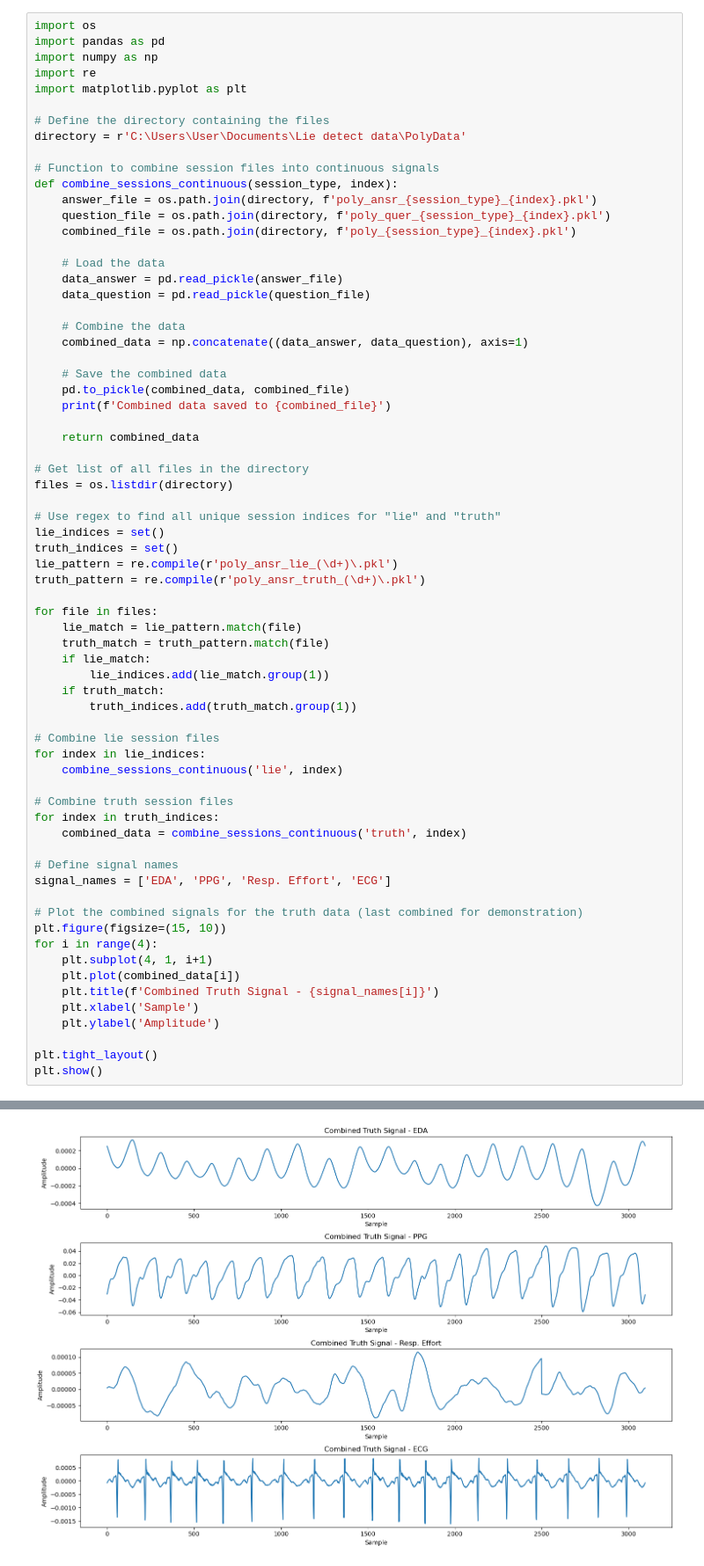
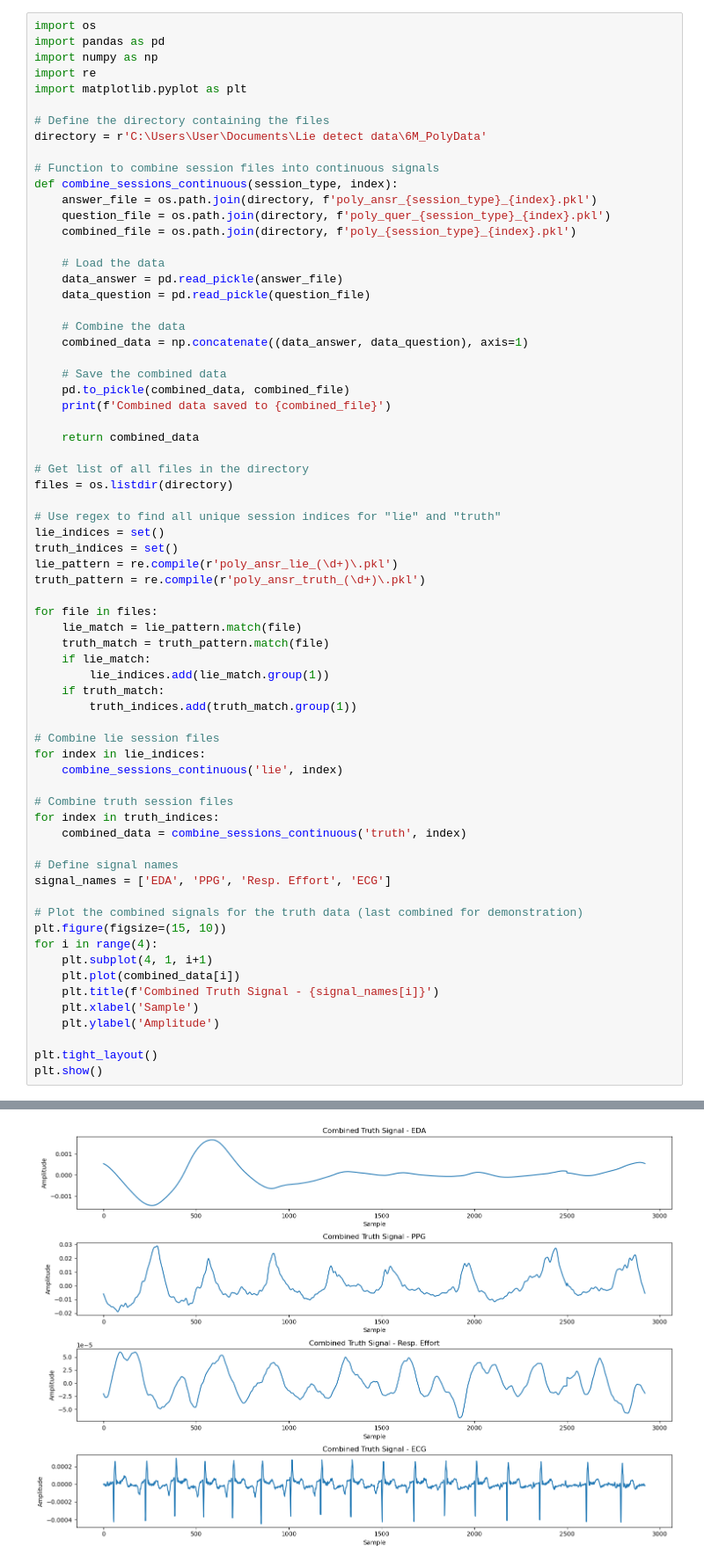
Before and after one commit to euicheon123/Liedetection, a Jupyter notebook: PolyDataCombine.ipynb, the cells around one changed output, grey strips where cells are left out. Shown at 88% size. Saved outputs shown, nothing was run; the diff lists cells and outputs as text.

Commit message:
EEG-POLY method and test it.

```diff
--- a/PolyDataCombine.ipynb
+++ b/PolyDataCombine.ipynb
@@ -6,7 +6,7 @@ import re
 import matplotlib.pyplot as plt
 
 # Define the directory containing the files
-directory = r'C:\Users\User\Documents\Lie detect data\PolyData'
+directory = r'C:\Users\User\Documents\Lie detect data\6M_PolyData'
 
 # Function to combine session files into continuous signals
 def combine_sessions_continuous(session_type, index):
@@ -87 +87 @@ Combined data saved to C:\Users\User\Documents\Lie detect data\PolyData\poly_tru
-[figure, old version]
+[figure, new version]
```
Also changed, not shown: parts of 1 cell of this notebook, 16 other files.
